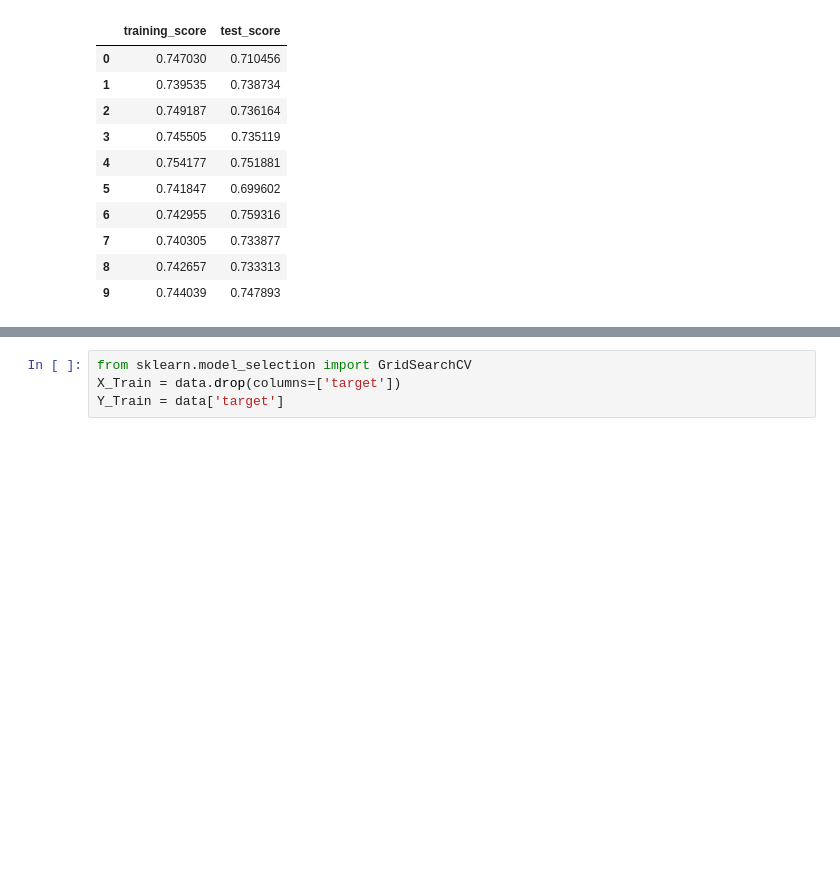
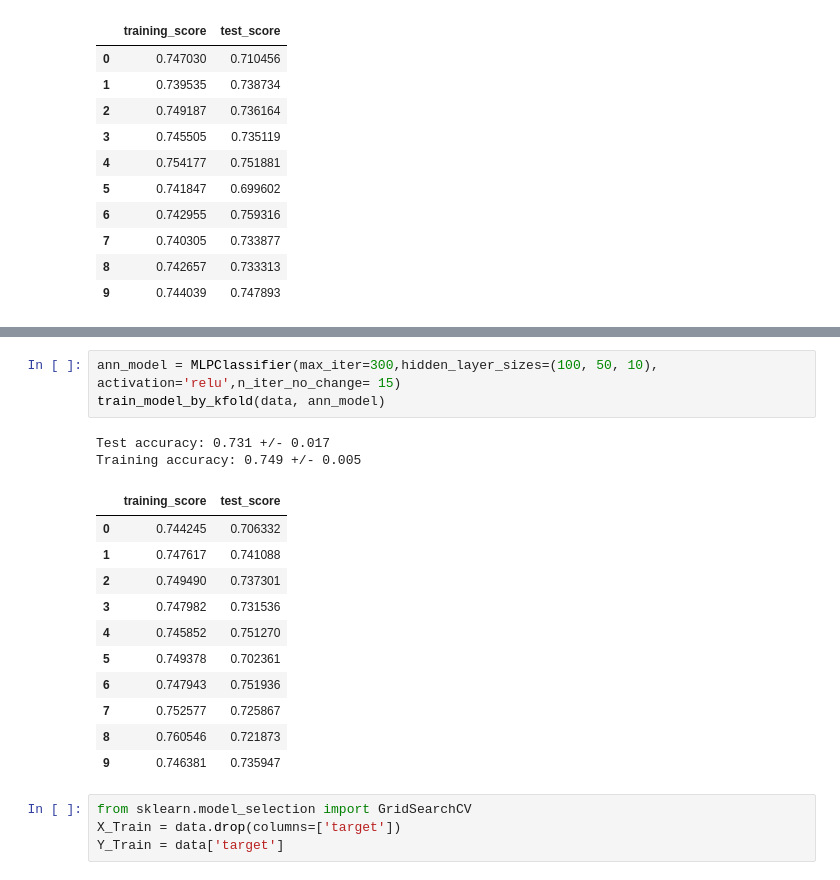
Before and after one commit to BarGanor/ml_project, a Jupyter notebook: project_part_2.ipynb, the cells around one changed output, grey strips where cells are left out. Drawn from its saved outputs; the diff is of its cells as text; blank space fills up the shorter version.

```diff
--- a/project_part_2.ipynb
+++ b/project_part_2.ipynb
@@ -114,3 +148,20 @@ Training accuracy: 0.745 +/- 0.004
+# %%
+ann_model = MLPClassifier(max_iter=300,hidden_layer_sizes=(100, 50, 10), activation='relu',n_iter_no_change= 15)
+train_model_by_kfold(data, ann_model)
+# %% [output]
+Test accuracy: 0.731 +/- 0.017
+Training accuracy: 0.749 +/- 0.005
+|  | training_score | test_score |
+| 0 | 0.744245 | 0.706332 |
+| 1 | 0.747617 | 0.741088 |
+| 2 | 0.749490 | 0.737301 |
+| 3 | 0.747982 | 0.731536 |
+| 4 | 0.745852 | 0.751270 |
+| 5 | 0.749378 | 0.702361 |
+| 6 | 0.747943 | 0.751936 |
+| 7 | 0.752577 | 0.725867 |
+| 8 | 0.760546 | 0.721873 |
+| 9 | 0.746381 | 0.735947 |
 # %%
 from sklearn.model_selection import GridSearchCV
 X_Train = data.drop(columns=['target'])
```
Also changed, not shown: parts of 6 cells of this notebook, 3 other files.
